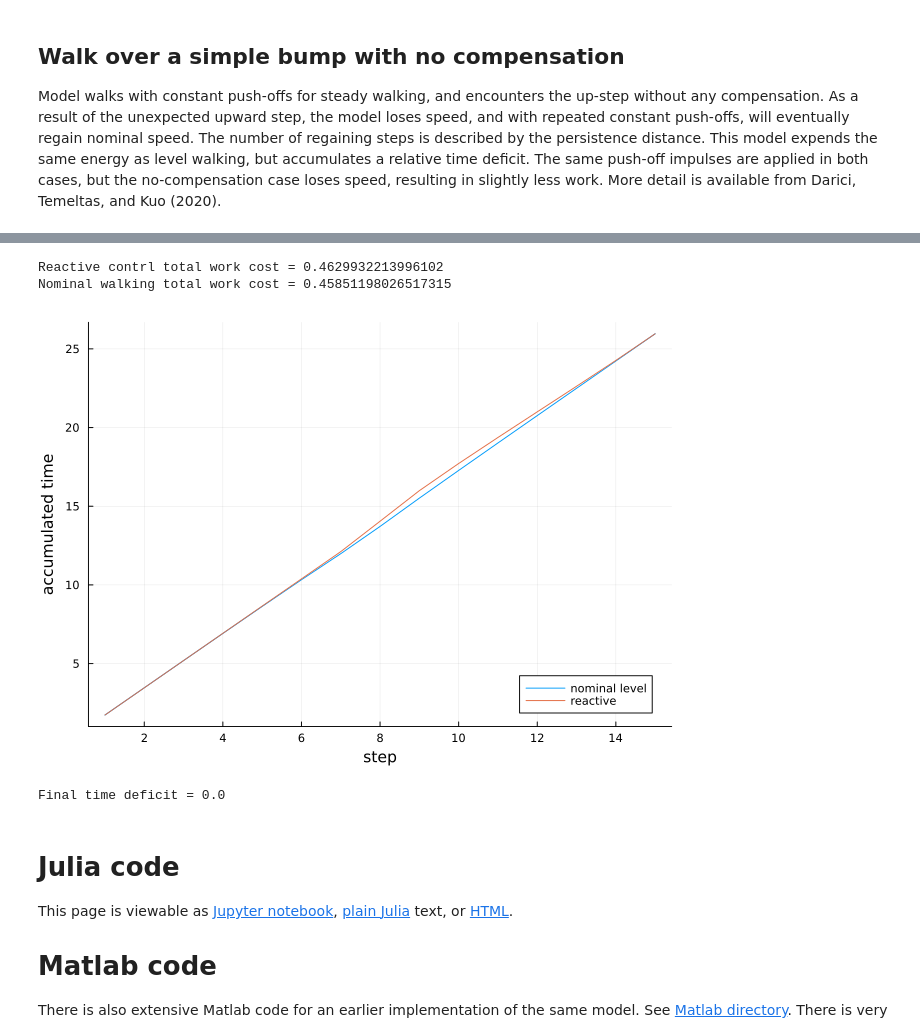
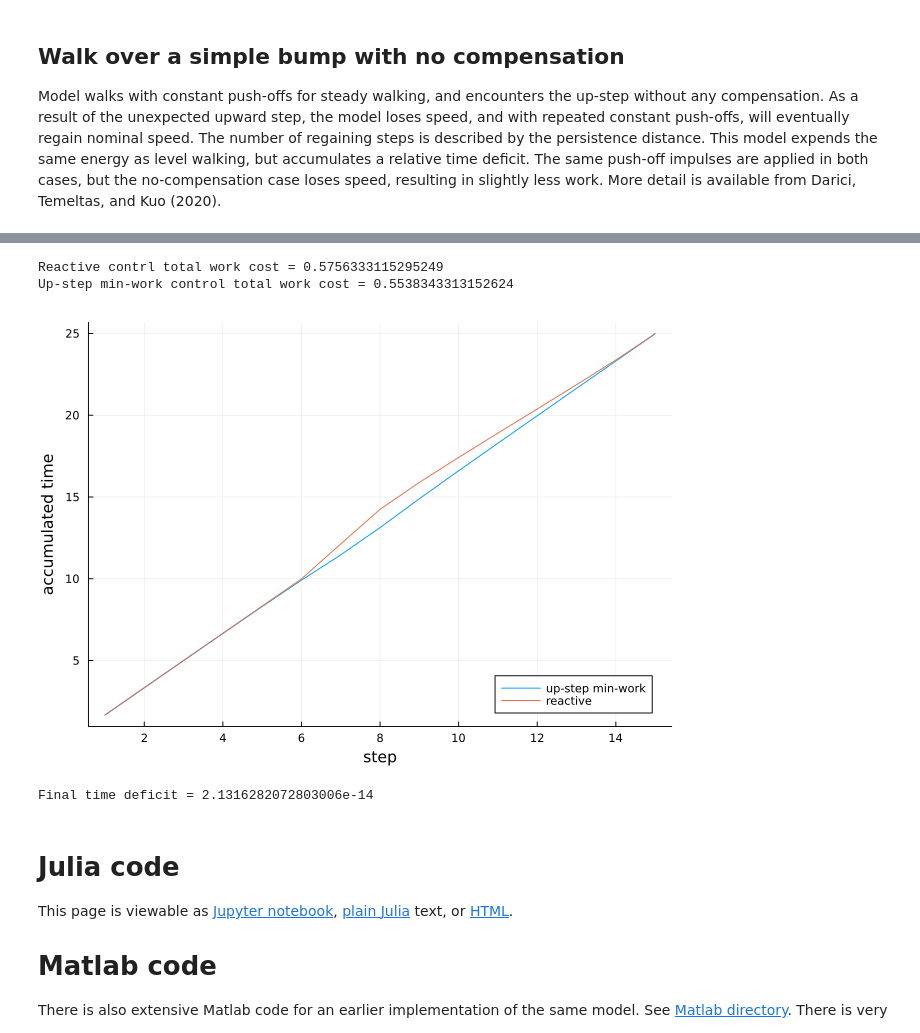
Before and after one commit to kuo-lab/simplelocomotionmodel, a Jupyter notebook: src/uneventerrain.ipynb, the cells around one changed output, grey strips where cells are left out. Drawn from its saved outputs; the diff is of its cells as text; code cells hidden in the pictures.

```diff
--- a/src/uneventerrain.ipynb
+++ b/src/uneventerrain.ipynb
@@ -74,22 +75,0 @@ walking.
-# %%
-B = 0.05 # bump height, nondimensionalized to leg length L (nominal L = 1 m)
-# (bump height affects amplitude of velocity change, but not the shape)
-
-# A bunch of terrains
-δs = ( # terrain defined a sequence of height or angle changes from previous step
-    "U" =>    [0, 0, 0, 0, 0, 0, 0, 1, 0, 0, 0, 0, 0, 0, 0] .* B, # Up
-    "D" =>    [0, 0, 0, 0, 0, 0, 0, -1, 0, 0, 0, 0, 0, 0, 0] .* B, # Down
-    "UD" =>   [0, 0, 0, 0, 0, 0, 1, -1, 0, 0, 0, 0, 0, 0, 0] .* B, # Up-Down
-    "DnUD" => [0, 0, 0, 0, 0, 0, -1, 0, 1, -1, 0, 0, 0, 0, 0] .* B, # Down & Up-Down
-    "P" =>    [0, 0, 0, 0, 0, 0, 1, 1, 1, 0, 0, 0, -1, -1, -1, 0, 0, 0, 0, 0, 0] .* B, # Pyramid
-    "C1" =>   [0, 0, 0, 0, 0, 0, 0, 0, 0, 1, -1, 0, 0, 0, 0, 0, 0, 0, 0, 0] .* B, # Complex 1
-    "C2" =>   [0, 0, 0, 0, 0, 0, 0, 0, 0, -1, 1, 0, 0, 0, 0, 0, 0, 0, 0, 0] .* B, # Complex 2
-)
-p = plot(layout=(2,4), legend=false); plotnum = 1;
-for (terrainname, terrainbumps) in δs
-    results = optwalk(wstar4s, length(terrainbumps), δs=terrainbumps, boundarywork = false) # optimize push-offs (boundarywork=false means start from nominal walking)
-    plotvees!(p[plotnum], results, boundaryvels=results.boundaryvels, speedtype=:midstance,
-        usespline=false,title=terrainname)
-    plotnum = plotnum + 1
-end
-display(p)
@@ -108,14 +116,14 @@ The same push-off impulses are applied in both cases, but the
 no-compensation case loses speed, resulting in slightly less work. More
 detail is available from Darici, Temeltas, and Kuo (2020).
 # %%
-upstep = δs[1][2] # first terrain, get the terrain array
+upstep = δs[2][2] # up-step terrain, get the terrain array
 nsteps = length(upstep)
 nocompresult = multistep(wstar4s, Ps=fill(wstar4s.P,nsteps),δangles=upstep,boundaryvels=(wstar4s.vm,wstar4s.vm))
 println("No compensation total work cost = ", nocompresult.totalcost)
-println("Nominal walking total work cost = ", nominalresult.totalcost)
-p = multistepplot(nocompresult, legend=false, boundarywork=false)
+println("Nominal walking total work cost = ", upstepresult.totalcost)
+p = multistepplot(upstepresult, legend=false, boundarywork=false)
 display(p)
-plot(cumsum(nominalresult.steps.tf),label="nominal level")
+plot(cumsum(upstepresult.steps.tf),label="nominal level")
 plot!(cumsum(nocompresult.steps.tf), xlabel="step",ylabel="accumulated time", label="no compensation")
-println("Final time deficit = ", -sum(nominalresult.steps.tf)+sum(nocompresult.steps.tf))
+println("Final time deficit = ", -sum(upstepresult.steps.tf)+sum(upstepresult.steps.tf))
 # %% [output]
@@ -138,20 +145,20 @@ detail is available from Darici, Temeltas, and Kuo (2020).
 # %%
 nbump = Int(floor((nsteps+1)/2))
 reactresults1 = multistep(wstar4s, Ps=fill(wstar4s.P,nbump),δangles=upstep[1:nbump],boundaryvels=(wstar4s.vm,wstar4s.vm))
-reactresults2 = optwalk(wstar4s, nsteps-nbump, totaltime = nominalmsr.totaltime - reactresults1.totaltime,boundaryvels=(reactresults1.steps[end].vm,wstar4s.vm), boundarywork=(false,false))
+reactresults2 = optwalk(wstar4s, length(upstepresult.steps)-nbump, totaltime = upstepresult.totaltime - reactresults1.totaltime,boundaryvels=(reactresults1.steps[end].vm,wstar4s.vm), boundarywork=(false,false))
 reactresult = cat(reactresults1, reactresults2)
 println("Reactive contrl total work cost = ", reactresult.totalcost)
-println("Nominal walking total work cost = ", nominalresult.totalcost)
+println("Up-step min-work control total work cost = ", upstepresult.totalcost)
 multistepplot(reactresult,boundarywork=false) # plot concatenation of two simulations
-p = plot(cumsum(nominalresult.steps.tf),label="nominal level")
+p = plot(cumsum(upstepresult.steps.tf),label="up-step min-work")
 plot!(p, cumsum(reactresult.steps.tf), xlabel="step",ylabel="accumulated time", label="reactive")
 display(p)
-println("Final time deficit = ", -sum(nominalresult.steps.tf)+sum(reactresult.steps.tf))
+println("Final time deficit = ", -sum(upstepresult.steps.tf)+sum(reactresult.steps.tf))
 # %% [output]
-Reactive contrl total work cost = 0.4629932213996102
-Nominal walking total work cost = 0.45851198026517315
+Reactive contrl total work cost = 0.5756333115295249
+Up-step min-work control total work cost = 0.5538343313152624
-[figure, old version]
+[figure, new version]
-Final time deficit = 0.0
+Final time deficit = 2.1316282072803006e-14
 # %% [markdown]
 # Julia code
 
```
Also changed, not shown: parts of 7 cells of this notebook, 11 other files.
